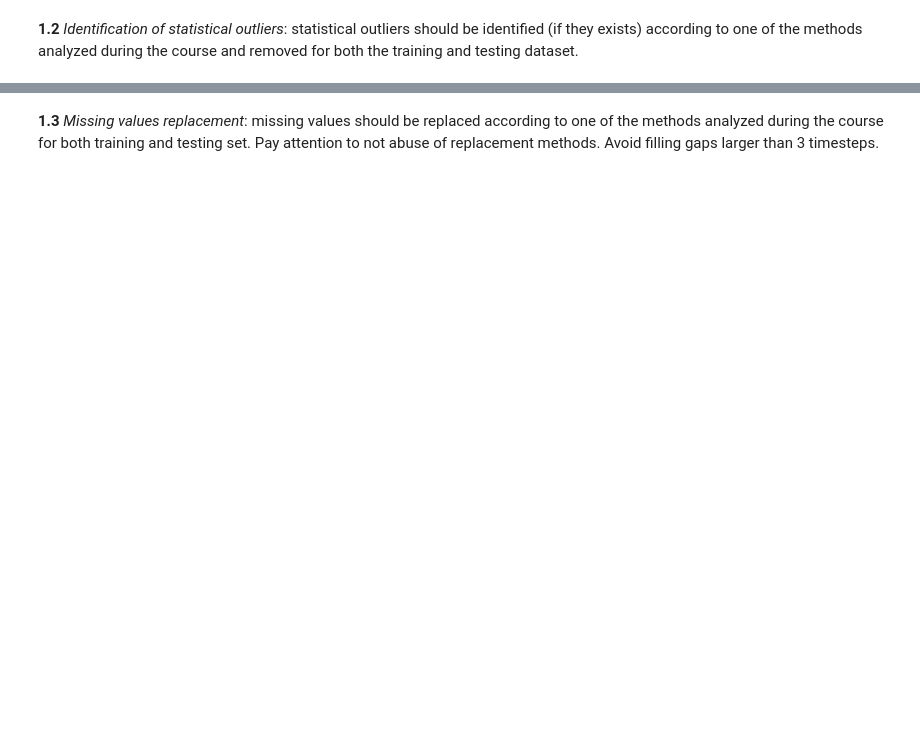
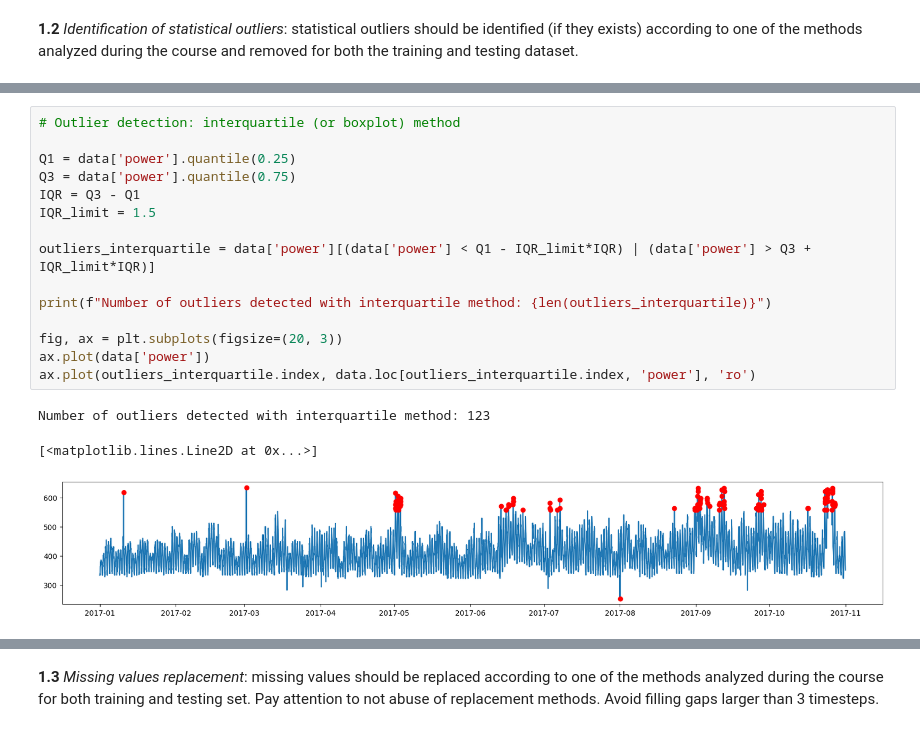
Before and after one commit to lucaparimbelli-ABB/data-science-and-ai-for-industrial-systems, a Jupyter notebook: exam.ipynb, the cells around one changed output, grey strips where cells are left out. Saved outputs shown, nothing was run; the diff lists cells and outputs as text; blank space fills up the shorter version.

```diff
--- a/exam.ipynb
+++ b/exam.ipynb
@@ -24,0 +91,19 @@ weather_data = pd.read_csv("data/weather_1.csv", parse_dates=["timestamp"], inde
+# %%
+# Outlier detection: interquartile (or boxplot) method
+
+Q1 = data['power'].quantile(0.25)
+Q3 = data['power'].quantile(0.75)
+IQR = Q3 - Q1
+IQR_limit = 1.5
+
+outliers_interquartile = data['power'][(data['power'] < Q1 - IQR_limit*IQR) | (data['power'] > Q3 + IQR_limit*IQR)]
+
+print(f"Number of outliers detected with interquartile method: {len(outliers_interquartile)}")
+
+fig, ax = plt.subplots(figsize=(20, 3))
+ax.plot(data['power'])
+ax.plot(outliers_interquartile.index, data.loc[outliers_interquartile.index, 'power'], 'ro')
+# %% [output]
+Number of outliers detected with interquartile method: 123
+[<matplotlib.lines.Line2D at 0x...>]
+[figure, added]
```
Also changed, not shown: parts of 35 cells of this notebook.
